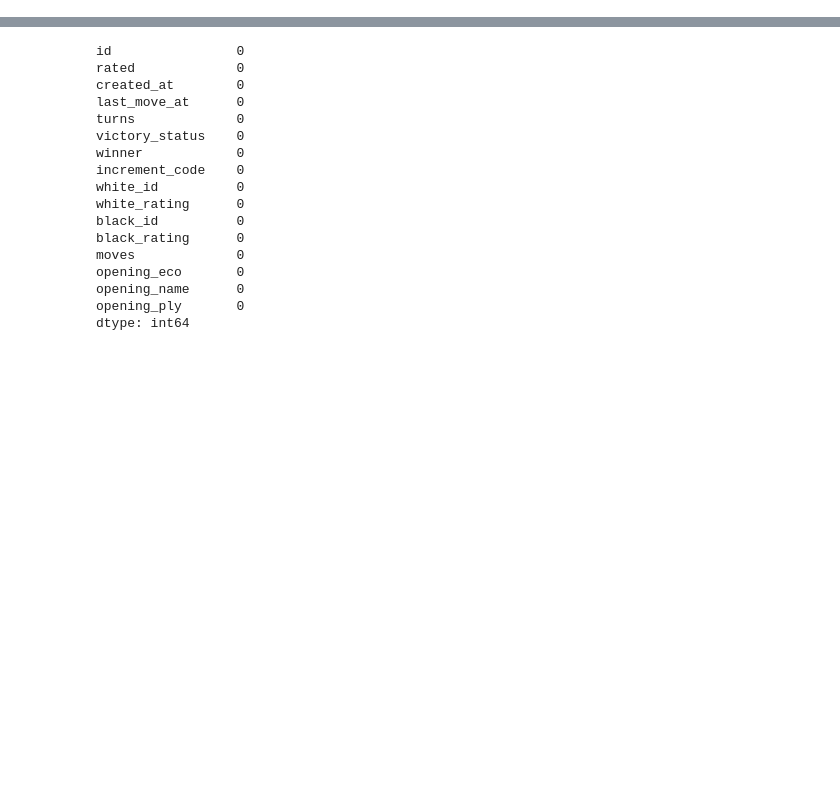
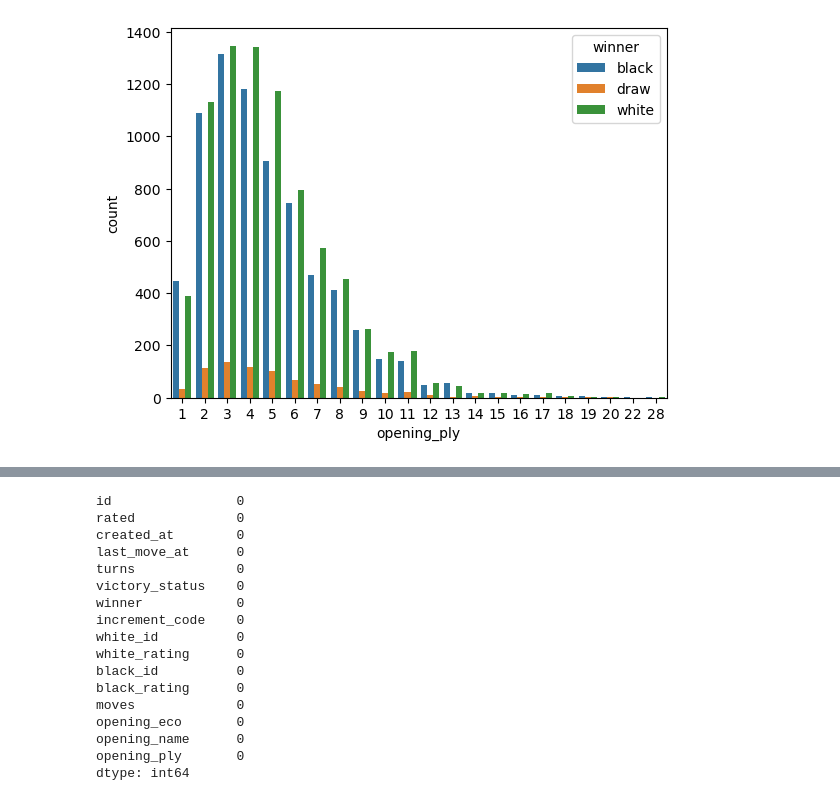
Before and after one commit to NIU1679937/ChestKaggle, a Jupyter notebook: Cas_Kaggle_ApC.ipynb, the cells around one changed output, grey strips where cells are left out. Saved outputs shown, nothing was run; the diff lists cells and outputs as text; code cells hidden in the pictures; blank space fills up the shorter version.

```diff
--- a/Cas_Kaggle_ApC.ipynb
+++ b/Cas_Kaggle_ApC.ipynb
@@ -46 +168,6 @@ dtype: object
+# %%
+sns.countplot(data=train_set, x='opening_ply', hue='winner')
+plt.show()
+# %% [output]
+[figure, added]
 # %% [markdown]
```
Also changed, not shown: parts of 18 cells of this notebook.
